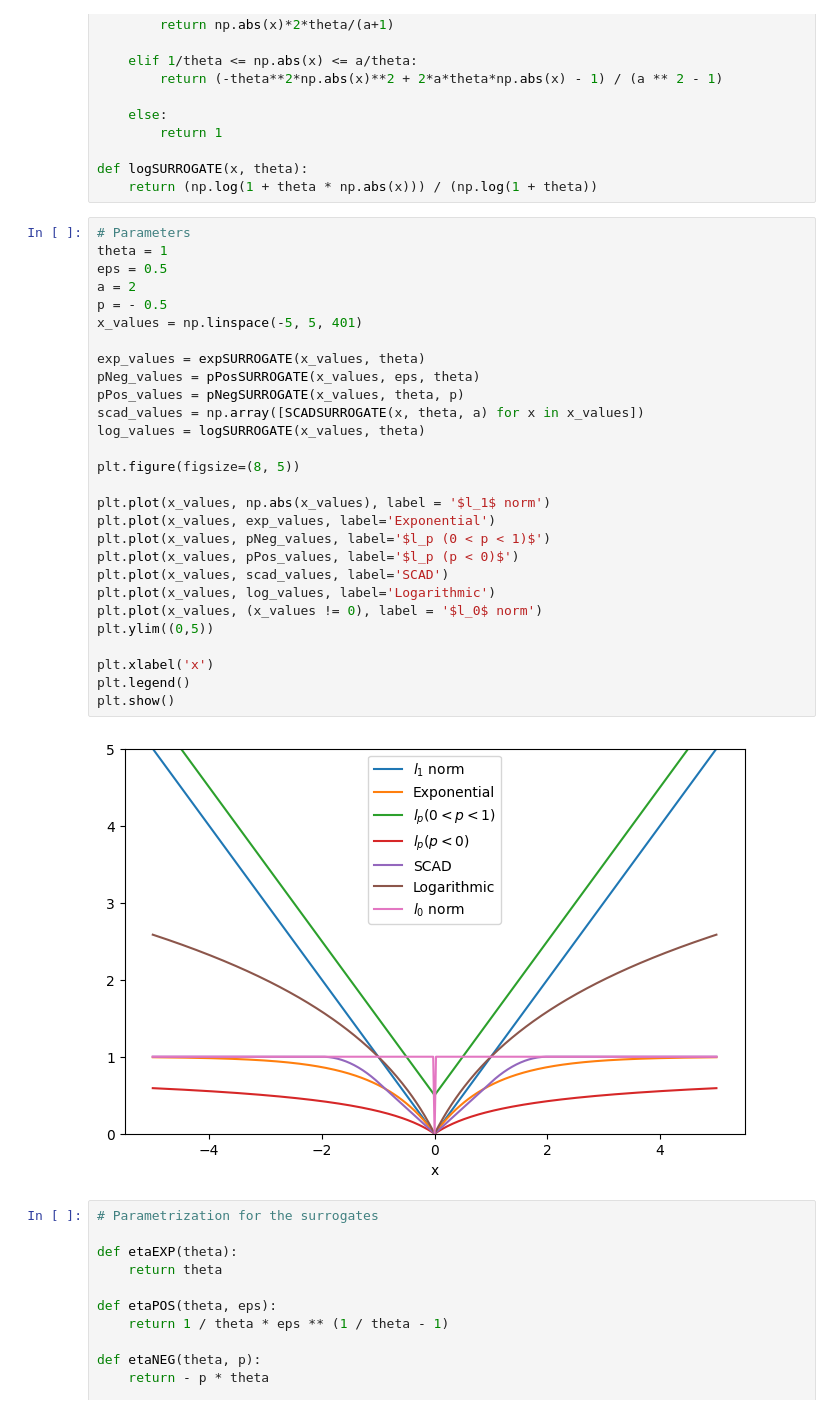
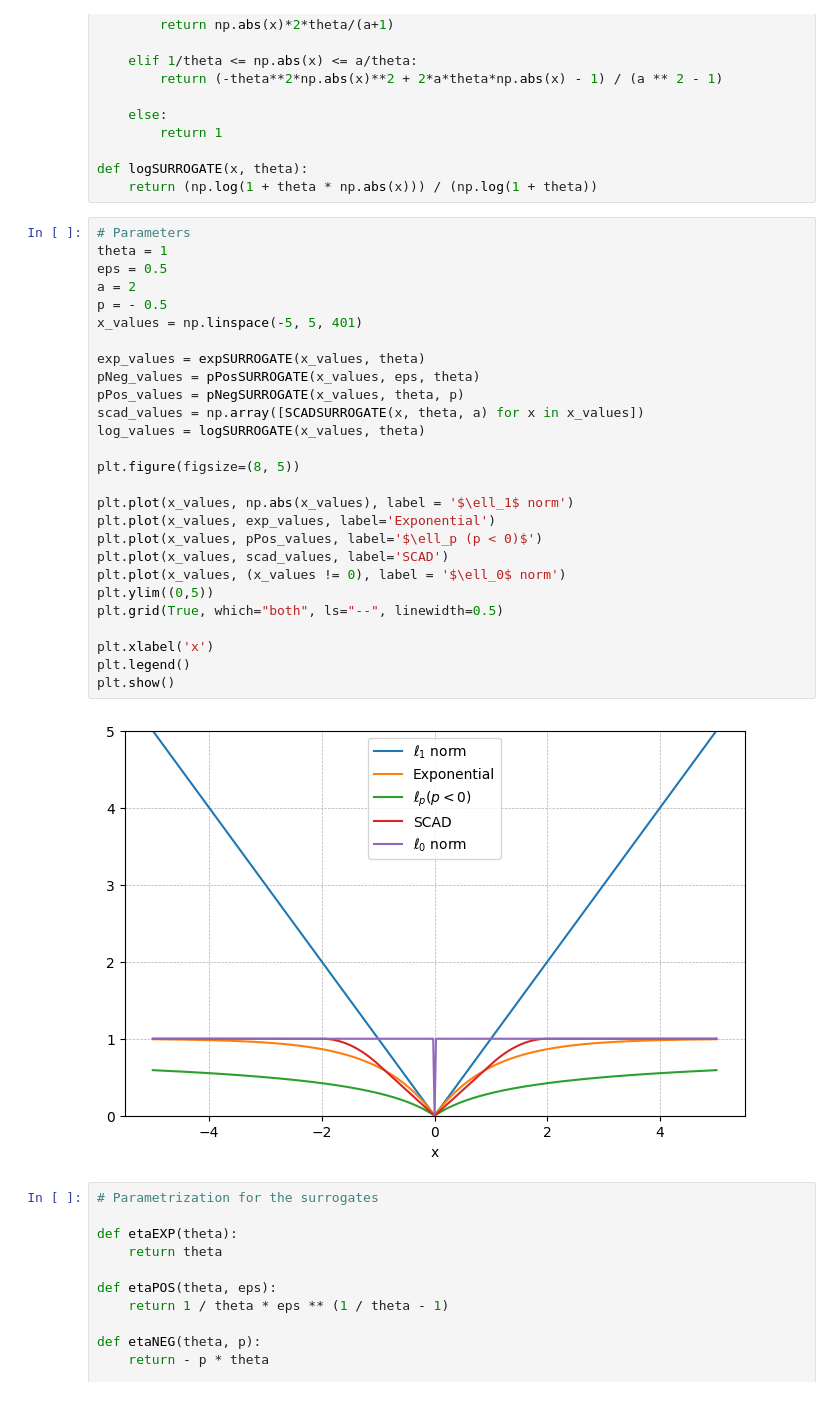
Before and after one commit to LeoDiNino97/NonconvexSparseLearningUnrolledSCA, a Jupyter notebook: Dictionary Learning/DL_primer.ipynb, the cells around one changed output. Saved outputs shown, nothing was run; the diff lists cells and outputs as text.

```diff
--- a/Dictionary Learning/DL_primer.ipynb
+++ b/Dictionary Learning/DL_primer.ipynb
@@ -146,33 +146,32 @@ def logSURROGATE(x, theta):
 # %%
 # Parameters
 theta = 1
 eps = 0.5
 a = 2
 p = - 0.5
 x_values = np.linspace(-5, 5, 401)
 
 exp_values = expSURROGATE(x_values, theta)
 pNeg_values = pPosSURROGATE(x_values, eps, theta)
 pPos_values = pNegSURROGATE(x_values, theta, p)
 scad_values = np.array([SCADSURROGATE(x, theta, a) for x in x_values])
 log_values = logSURROGATE(x_values, theta)
 
 plt.figure(figsize=(8, 5))
 
-plt.plot(x_values, np.abs(x_values), label = '$l_1$ norm')
+plt.plot(x_values, np.abs(x_values), label = '$\ell_1$ norm')
 plt.plot(x_values, exp_values, label='Exponential')
-plt.plot(x_values, pNeg_values, label='$l_p (0 < p < 1)$')
-plt.plot(x_values, pPos_values, label='$l_p (p < 0)$')
+plt.plot(x_values, pPos_values, label='$\ell_p (p < 0)$')
 plt.plot(x_values, scad_values, label='SCAD')
-plt.plot(x_values, log_values, label='Logarithmic')
-plt.plot(x_values, (x_values != 0), label = '$l_0$ norm')
+plt.plot(x_values, (x_values != 0), label = '$\ell_0$ norm')
 plt.ylim((0,5))
+plt.grid(True, which="both", ls="--", linewidth=0.5)
 
 plt.xlabel('x')
 plt.legend()
 plt.show()
 # %% [output]
-[figure, old version]
+[figure, new version]
 # %%
 # Parametrization for the surrogates
 
```
Also changed, not shown: parts of 14 cells of this notebook.
